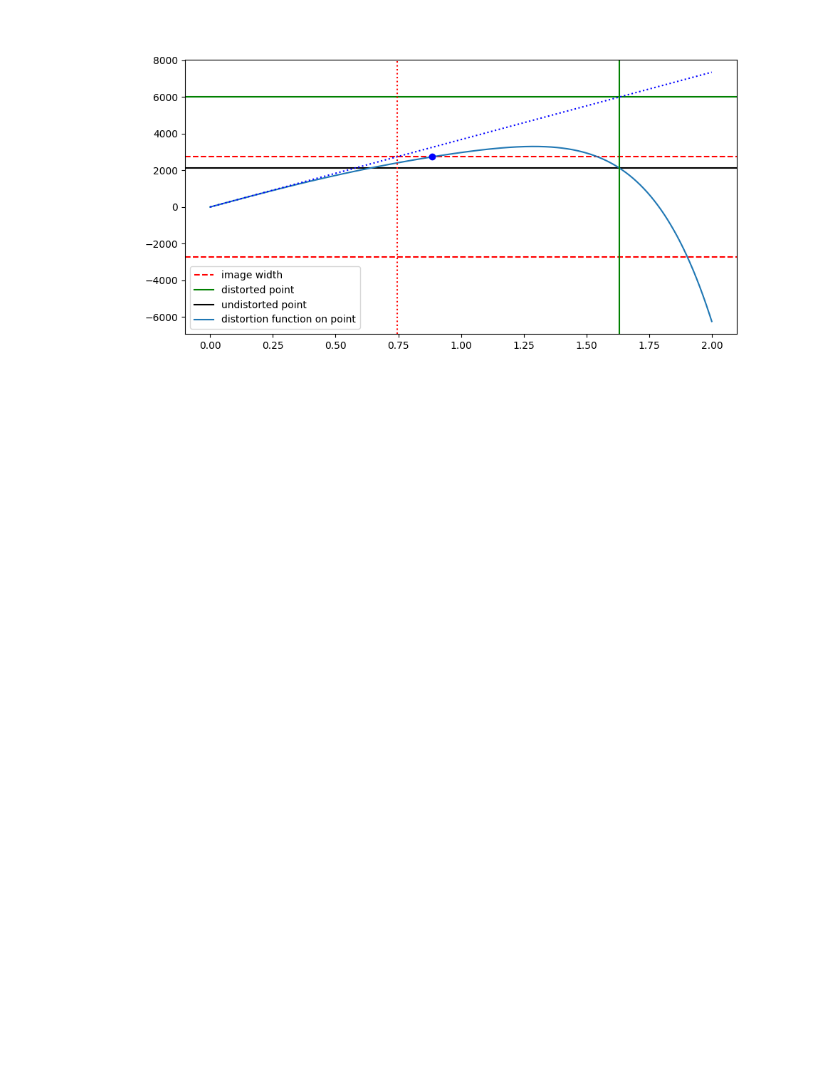
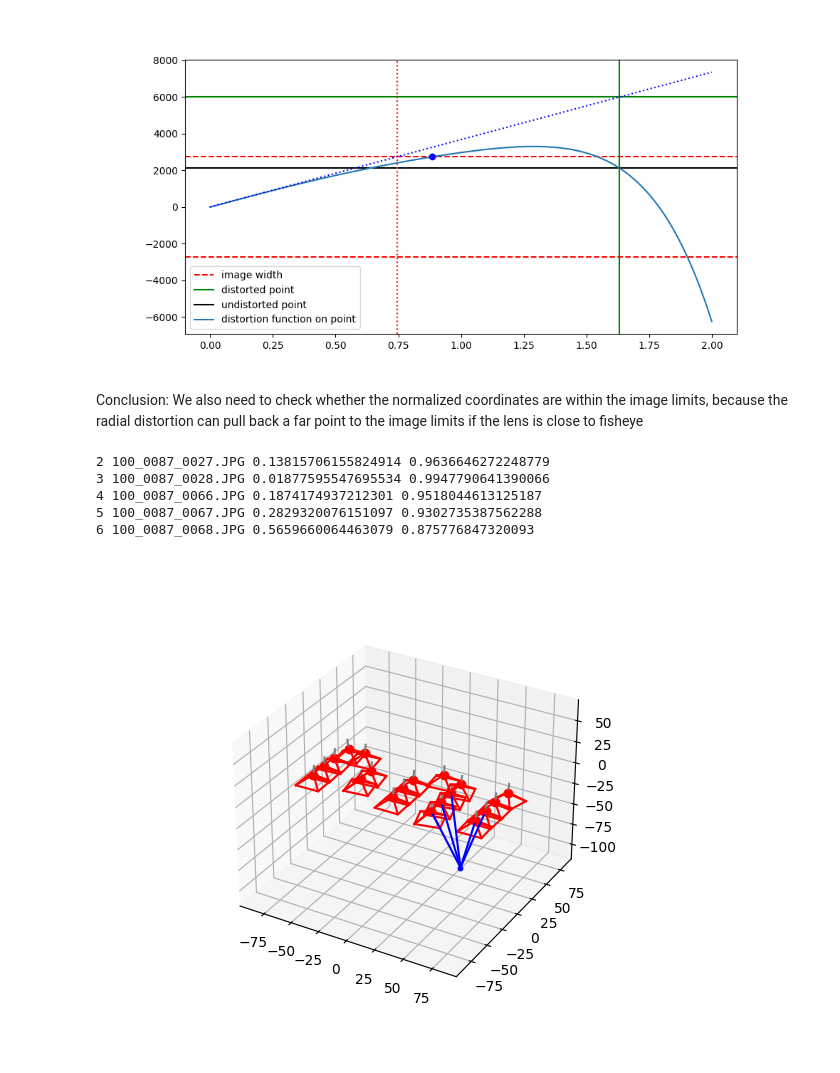
Before and after one commit to zkoppanyi/uni, a Jupyter notebook: materials/photo_backprojection.ipynb, the cells around one changed output. Saved outputs shown, nothing was run; the diff lists cells and outputs as text; code cells hidden in the pictures; blank space fills up the shorter version.

```diff
--- a/materials/photo_backprojection.ipynb
+++ b/materials/photo_backprojection.ipynb
@@ -186,3 +188,51 @@ plt.legend()
 0.8856772585493669
 <matplotlib.legend.Legend at 0x...>
 [figure]
+# %% [markdown]
+Conclusion: We also need to check whether the normalized coordinates are within the image limits, because
+the radial distortion can pull back a far point to the image limits if the lens is close to fisheye
+# %%
+backprojections = []
+for k in range(n_views):
+    R = views_rot[k];
+    C = views_pos[k]
+    P_c = R @ P_w - R @ C
+    p_n = [-P_c[0]/P_c[2], -P_c[1]/P_c[2]]
+
+    r2 = p_n[0] * p_n[0] + p_n[1] * p_n[1];
+    rp = 1 + k1*r2 + k2*r2*r2 + k3*r2*r2*r2;
+
+    px = f * p_n[0] * rp;
+    py = f * p_n[1] * rp;
+
+    tx = t2 * (r2 + 2 * p_n[0] * p_n[0]) - 2 * t1 * p_n[0] * p_n[1];
+    ty = - t1 * (r2 + 2 * p_n[1] * p_n[1]) + 2 * t2 * p_n[0] * p_n[1];
+
+    x = px + f*tx + x_c + width/2.0;
+    y = height/2.0 - (py + f*ty + y_c);
+
+    if (x >= 0 and x <= width and y >= 0 and y <= height and
+            f*p_n[0] > -width/2.0*1.25 and f*p_n[0] < width/2.0*1.25 and
+            f*p_n[1] > -height/2.0*1.25 and f*p_n[1] < height/2.0*1.25):
+        backprojections.append(k)
+        print(k, views[k]['name'], r2, rp)
+# %% [output]
+2 100_0087_0027.JPG 0.13815706155824914 0.9636646272248779
+3 100_0087_0028.JPG 0.01877595547695534 0.9947790641390066
+4 100_0087_0066.JPG 0.1874174937212301 0.9518044613125187
+5 100_0087_0067.JPG 0.2829320076151097 0.9302735387562288
+6 100_0087_0068.JPG 0.5659660064463079 0.875776847320093
+# %%
+plt.figure(figsize=(6,5))
+ax = plt.axes(projection='3d')
+ax.scatter3D(views_pos[:,0], views_pos[:,1], views_pos[:,2], c='r', s=10)
+ax.scatter3D(P_w[0], P_w[1], P_w[2], c='b', s=10)
+for k in range(n_views):
+    plot_fustrum(ax, views_pos[k], views_rot[k], f=-1.0, scale=10)
+for cam_idx in backprojections:
+    ax.plot3D([P_w[0], views_pos[cam_idx,0]],
+                 [P_w[1], views_pos[cam_idx,1]],
+                 [P_w[2], views_pos[cam_idx, 2]], 'b-')
+set_3d_axes_equal(ax)
+# %% [output]
+[figure, added]
```
Also changed, not shown: parts of 1 cell of this notebook, 4 other files.
